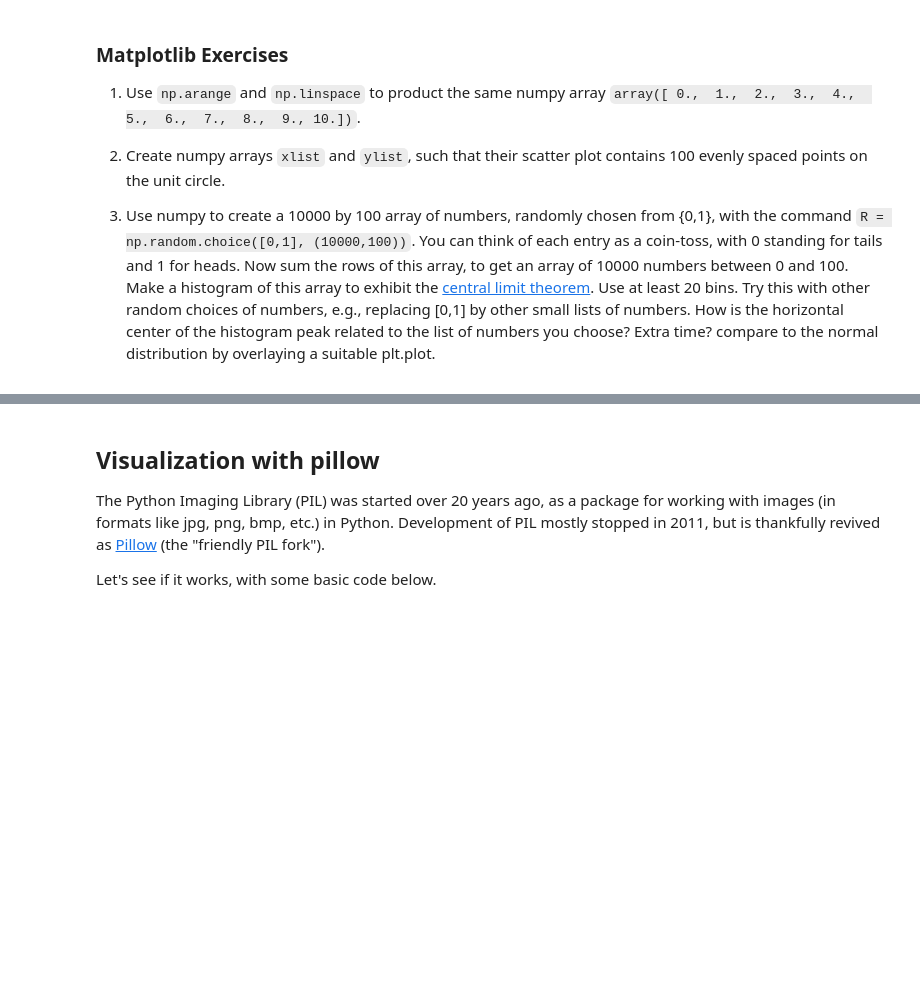
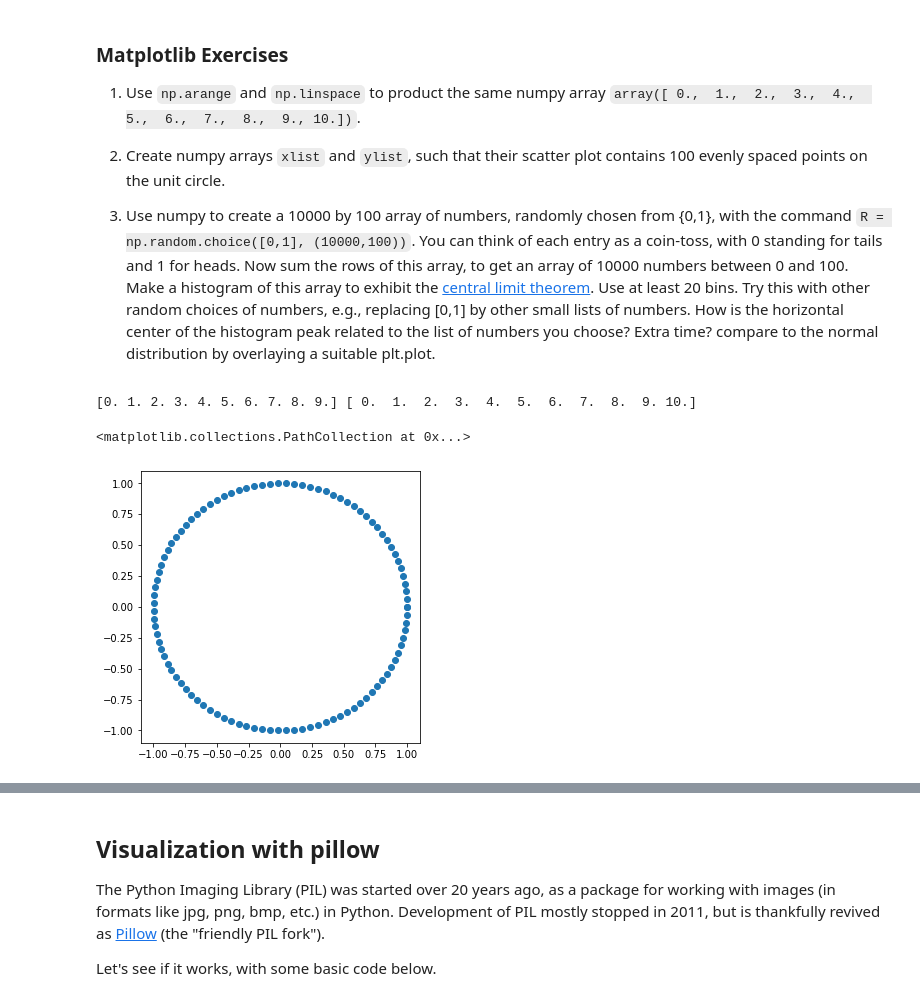
Before and after one commit to narneon/Math-152, a Jupyter notebook: P4M_Notebook_4.ipynb, the cells around one changed output, grey strips where cells are left out. Cells and saved outputs as stored; diff of their text form; code cells hidden in the pictures; blank space fills up the shorter version.

```diff
--- a/P4M_Notebook_4.ipynb
+++ b/P4M_Notebook_4.ipynb
@@ -726,6 +946,17 @@ The command `np.linspace(start, stop, length)` creates a numpy array that begins
 # Use this space for the exercises.
 # Make sure each plot is in a different cell!
 # %%
-L = np.arange(0,10,1)
+L = np.arange(0.,10,1)
 L2 = np.linspace(0,10,11)
-print(L, )
+print(L, L2)
+# %% [output]
+[0. 1. 2. 3. 4. 5. 6. 7. 8. 9.] [ 0.  1.  2.  3.  4.  5.  6.  7.  8.  9. 10.]
+# %%
+theta = np.linspace(0,2*np.pi,100)
+xlist = np.cos(theta)
+ylist = np.sin(theta)
+plt.figure(figsize=(5,5))
+plt.scatter(x=xlist, y=ylist)
+# %% [output]
+<matplotlib.collections.PathCollection at 0x...>
+[figure, added]
```
Also changed, not shown: parts of 77 cells of this notebook.
